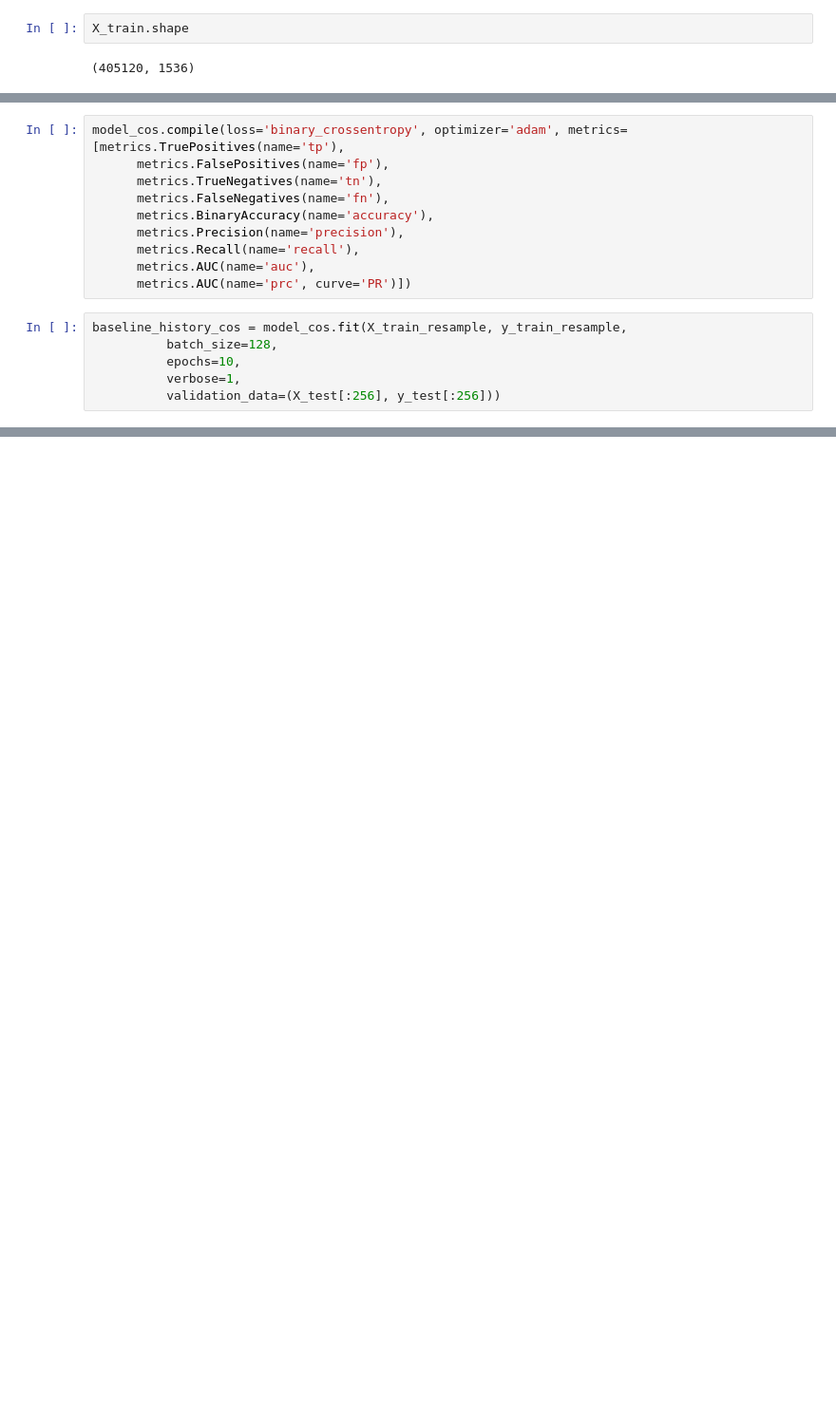
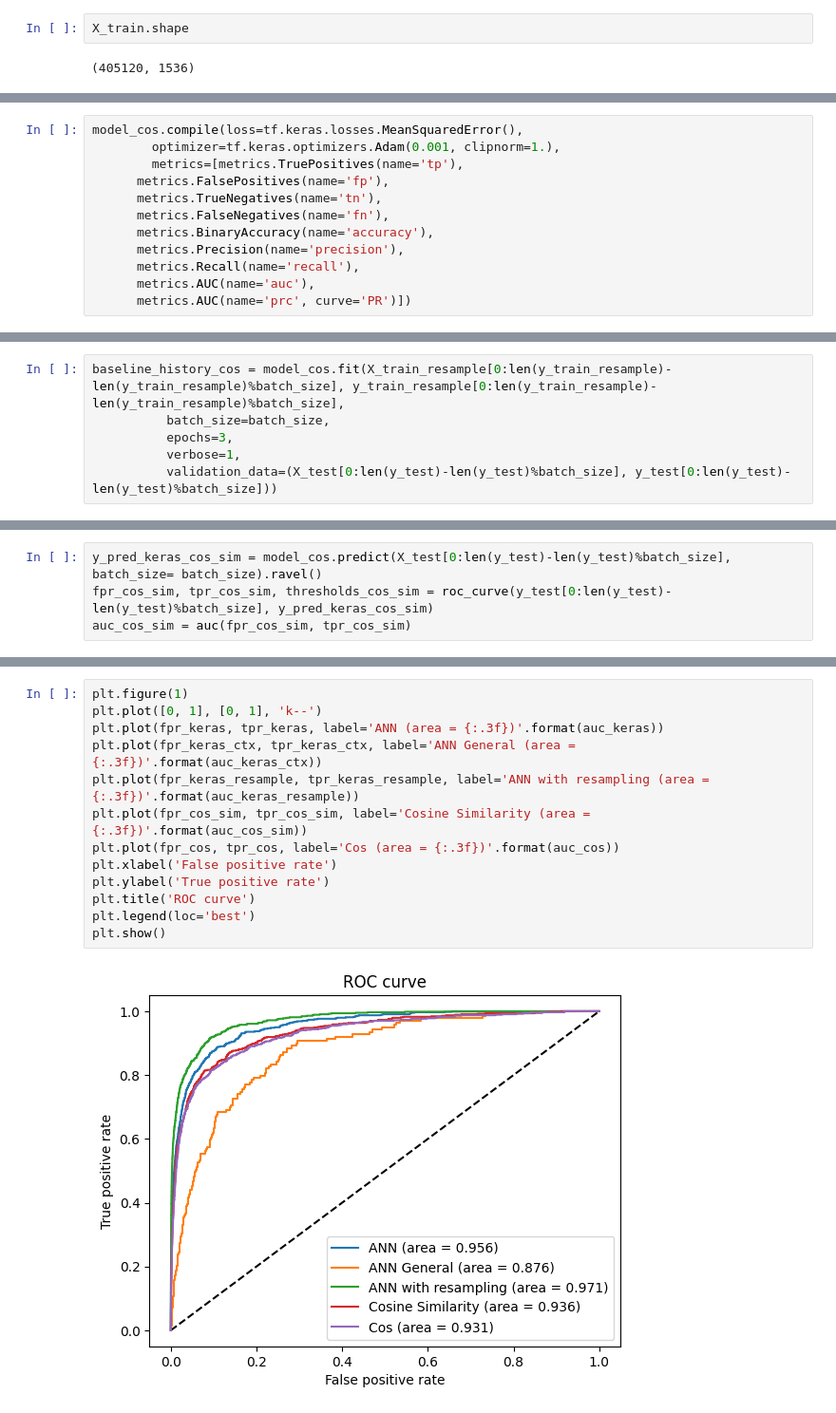
Before and after one commit to osquera/ChatGPT_Tutor_Project, a Jupyter notebook: Similarity network.ipynb, the cells around one changed output, grey strips where cells are left out. Shown at 95% size. Cells and saved outputs as stored; diff of their text form; blank space fills up the shorter version.

Commit message:
ROC curve for Cosine Similarity Network

```diff
--- a/Similarity network.ipynb
+++ b/Similarity network.ipynb
@@ -455,6 +478,8 @@ model_cos = tf.keras.models.Sequential([
 ])
 # %%
-model_cos.compile(loss='binary_crossentropy', optimizer='adam', metrics=[metrics.TruePositives(name='tp'),
+model_cos.compile(loss=tf.keras.losses.MeanSquaredError(),
+        optimizer=tf.keras.optimizers.Adam(0.001, clipnorm=1.),
+        metrics=[metrics.TruePositives(name='tp'),
       metrics.FalsePositives(name='fp'),
       metrics.TrueNegatives(name='tn'),
       metrics.FalseNegatives(name='fn'),
@@ -463,9 +488,3 @@ model_cos.compile(loss='binary_crossentropy', optimizer='adam', metrics=[metrics
       metrics.Recall(name='recall'),
       metrics.AUC(name='auc'),
       metrics.AUC(name='prc', curve='PR')])
-# %%
-baseline_history_cos = model_cos.fit(X_train_resample, y_train_resample,
-          batch_size=128,
-          epochs=10,
-          verbose=1,
-          validation_data=(X_test[:256], y_test[:256]))
@@ -475,0 +491,6 @@ X_train[0].shape
+# %%
+baseline_history_cos = model_cos.fit(X_train_resample[0:len(y_train_resample)-len(y_train_resample)%batch_size], y_train_resample[0:len(y_train_resample)-len(y_train_resample)%batch_size],
+          batch_size=batch_size,
+          epochs=3,
+          verbose=1,
+          validation_data=(X_test[0:len(y_test)-len(y_test)%batch_size], y_test[0:len(y_test)-len(y_test)%batch_size]))
@@ -475,0 +504,4 @@ X_train[0].shape
+# %%
+y_pred_keras_cos_sim = model_cos.predict(X_test[0:len(y_test)-len(y_test)%batch_size], batch_size= batch_size).ravel()
+fpr_cos_sim, tpr_cos_sim, thresholds_cos_sim = roc_curve(y_test[0:len(y_test)-len(y_test)%batch_size], y_pred_keras_cos_sim)
+auc_cos_sim = auc(fpr_cos_sim, tpr_cos_sim)
@@ -475,0 +510,15 @@ X_train[0].shape
+# %%
+plt.figure(1)
+plt.plot([0, 1], [0, 1], 'k--')
+plt.plot(fpr_keras, tpr_keras, label='ANN (area = {:.3f})'.format(auc_keras))
+plt.plot(fpr_keras_ctx, tpr_keras_ctx, label='ANN General (area = {:.3f})'.format(auc_keras_ctx))
+plt.plot(fpr_keras_resample, tpr_keras_resample, label='ANN with resampling (area = {:.3f})'.format(auc_keras_resample))
+plt.plot(fpr_cos_sim, tpr_cos_sim, label='Cosine Similarity (area = {:.3f})'.format(auc_cos_sim))
+plt.plot(fpr_cos, tpr_cos, label='Cos (area = {:.3f})'.format(auc_cos))
+plt.xlabel('False positive rate')
+plt.ylabel('True positive rate')
+plt.title('ROC curve')
+plt.legend(loc='best')
+plt.show()
+# %% [output]
+[figure, added]
```
Also changed, not shown: parts of 21 cells of this notebook.
